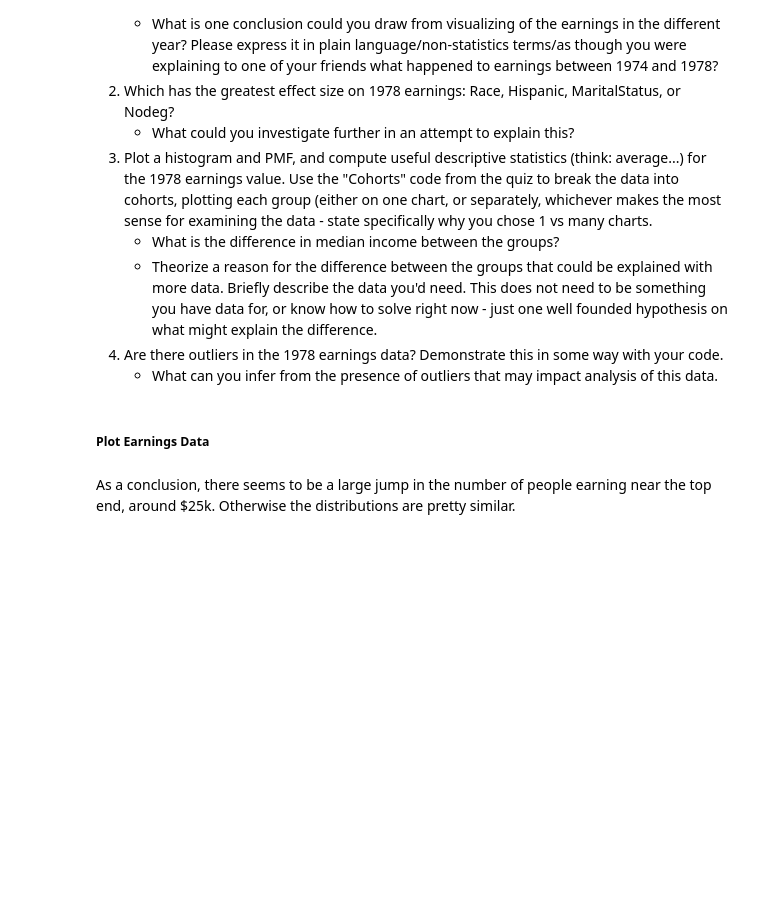
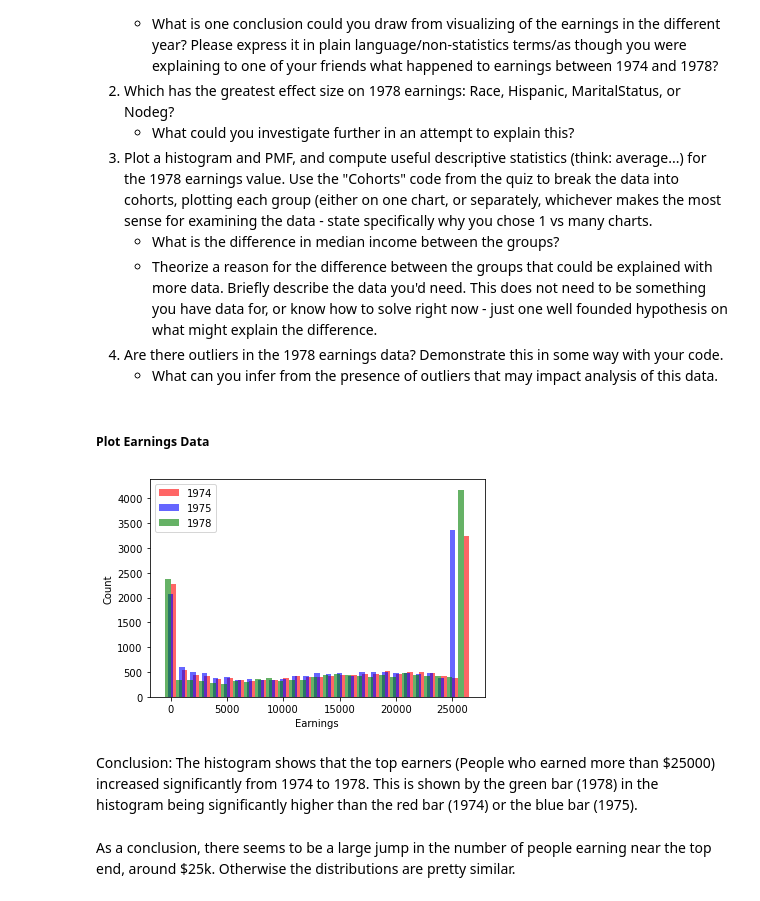
Before and after one commit to guochuanyong/BSIP_Assignment_1_Students, a Jupyter notebook: stats_asn_1_stud_temp.ipynb, the cells around one changed output. Drawn from its saved outputs; the diff is of its cells as text; code cells hidden in the pictures; blank space fills up the shorter version.

```diff
--- a/stats_asn_1_stud_temp.ipynb
+++ b/stats_asn_1_stud_temp.ipynb
@@ -124,6 +216,20 @@ df.describe()
 </ol>
 # %% [markdown]
 ##### Plot Earnings Data
+# %%
+earning1974 = thinkstats2.Hist(round(df["Earnings_1974"], -3), label="1974")
+earning1975 = thinkstats2.Hist(round(df["Earnings_1975"], -3), label="1975")
+earning1978 = thinkstats2.Hist(round(df["Earnings_1978"], -3), label="1978")
+#Before plotting earnings histogram, the values need to be round to the nearest thousands or it will try to plot every distinct earning value.
+thinkplot.Hist(earning1974, align="left", width=500, color="red")
+thinkplot.Hist(earning1975, align="center", width=500, color="blue")
+thinkplot.Hist(earning1978, align="right", width=500, color="green")
+
+thinkplot.Config(xlabel = "Earnings", ylabel = "Count")
+# %% [output]
+[figure, added]
+# %% [markdown]
+Conclusion: The histogram shows that the top earners (People who earned more than $25000) increased significantly from 1974 to 1978. This is shown by the green bar (1978) in the histogram being significantly higher than the red bar (1974) or the blue bar (1975).
 # %% [markdown]
 As a conclusion, there seems to be a large jump in the number of people earning near the top end, around $25k. Otherwise the distributions are pretty similar.
 # %% [markdown]
```
Also changed, not shown: parts of 16 cells of this notebook.
